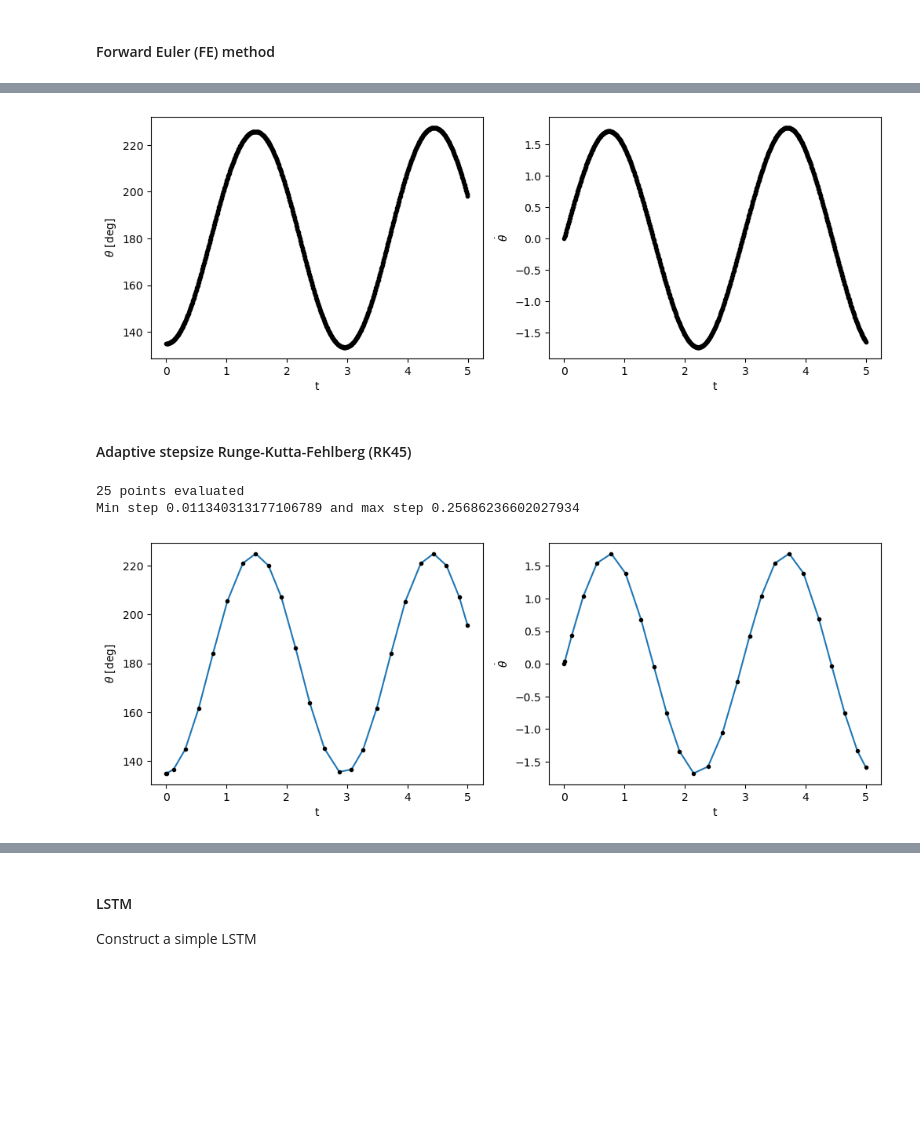
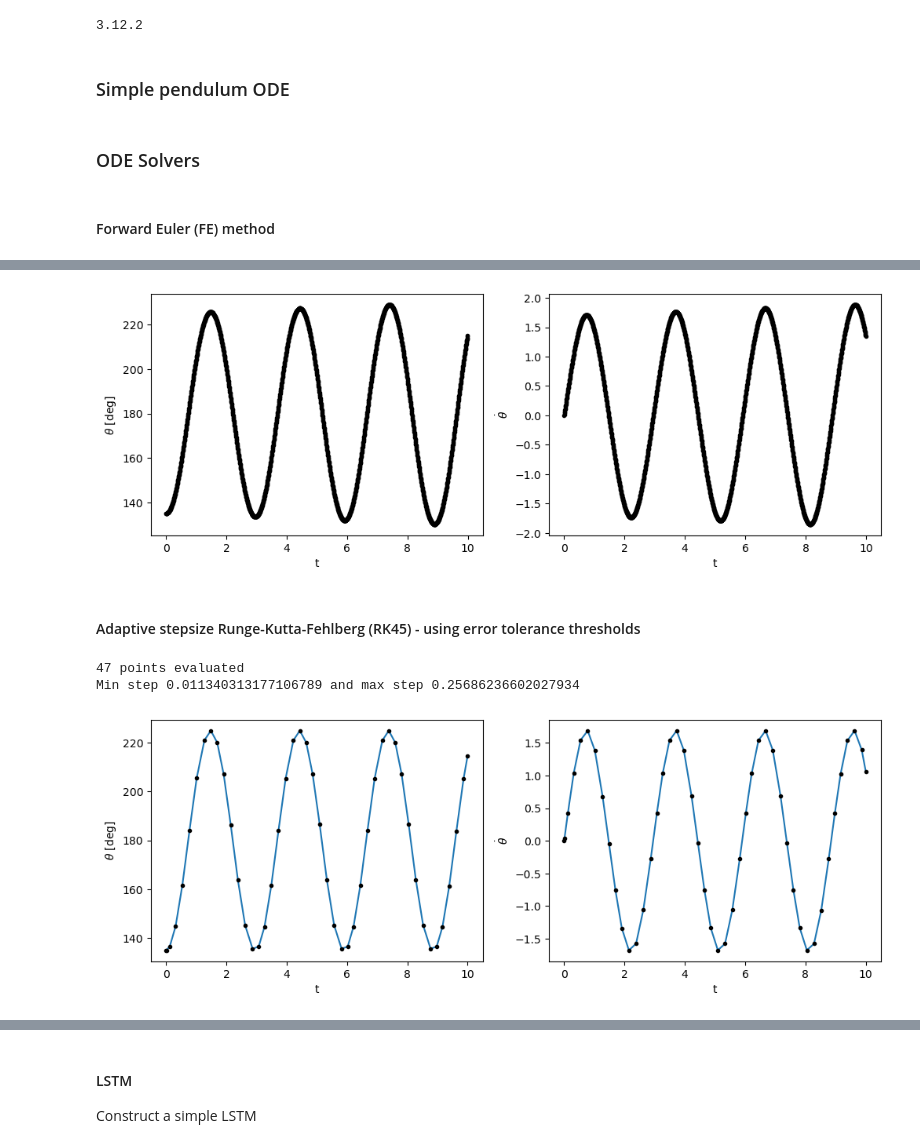
Before and after one commit to kamarain/course_examples, a Jupyter notebook: neural_ODEs.ipynb, the cells around one changed output, grey strips where cells are left out. Cells and saved outputs as stored; diff of their text form; code cells hidden in the pictures; blank space fills up the shorter version.

```diff
--- a/neural_ODEs.ipynb
+++ b/neural_ODEs.ipynb
@@ -5,3 +16,10 @@
+# %%
+import platform
+print(platform.python_version())
+# %% [output]
+3.12.2
+# %% [markdown]
+### Simple pendulum ODE
 # %%
 def f(t, X):
     g = -9.81
@@ -10,6 +28,8 @@ def f(t, X):
     X_new[0] = X[1]
     X_new[1] = -g/l*np.sin(X[0])
     return X_new
+# %% [markdown]
+### ODE Solvers
 # %% [markdown]
 #### Forward Euler (FE) method
 # %%
@@ -19,28 +39,29 @@ from scipy.integrate import solve_ivp
 
 Delta_t = 0.005
 t_0 = 0.0
-t_n = 5.0
+t_n = 10.0
 t_eval = np.arange(t_0, t_n, Delta_t)
 y0 = [np.pi-np.pi/4, 0] # np.pi is pointing downwards and leads to no dynamic behavior, initial angular velocity is zero
 
-sol.t = t_eval
-sol.y = np.empty((sol.t.shape[0],2))
-sol.y[0,:] = y0
+# Name similar to ODE solver that returns class with sol.t and sol.y
+sol_t = t_eval
+sol_y = np.empty((sol_t.shape[0],2))
+sol_y[0,:] = y0
 
-for n in range(0,len(sol.t)-1):
-    sol.y[n+1,:] = sol.y[n,:]+Delta_t*f(sol.t[n], sol.y[n,:])
+for n in range(0,len(sol_t)-1):
+    sol_y[n+1,:] = sol_y[n,:]+Delta_t*f(sol_t[n], sol_y[n,:])
 
-print(f'{len(sol.t)} points evaluated')
-print(f'Min step {np.min(sol.t[1:]-sol.t[0:-1])} and max step {np.max(sol.t[1:]-sol.t[0:-1])}')
+print(f'{len(sol_t)} points evaluated')
+print(f'Min step {np.min(sol_t[1:]-sol_t[0:-1])} and max step {np.max(sol_t[1:]-sol_t[0:-1])}')
 plt.figure(figsize = (12, 4))
 plt.subplot(121)
-plt.plot(sol.t, sol.y[:,0]*180/np.pi)
-plt.plot(sol.t, sol.y[:,0]*180/np.pi,'k.')
+plt.plot(sol_t, sol_y[:,0]*180/np.pi)
+plt.plot(sol_t, sol_y[:,0]*180/np.pi,'k.')
 plt.xlabel('t')
 plt.ylabel(r'$\theta$ [deg]')
 plt.subplot(122)
-plt.plot(sol.t, sol.y[:,1])
-plt.plot(sol.t, sol.y[:,1],'k.')
+plt.plot(sol_t, sol_y[:,1])
+plt.plot(sol_t, sol_y[:,1],'k.')
 plt.xlabel('t')
 plt.ylabel(r'$\dot\theta$')
 plt.tight_layout
@@ -52,6 +73,6 @@ Min step 0.004999999999999893 and max step 0.005000000000000782
-[figure, old version]
+[figure, new version]
 # %% [markdown]
-#### Adaptive stepsize Runge-Kutta-Fehlberg (RK45)
+#### Adaptive stepsize Runge-Kutta-Fehlberg (RK45) - using error tolerance thresholds
 # %%
 sol = solve_ivp(f, [t_0, t_n], y0, method = 'RK45', rtol=0.000025, atol=0.000001) #t_eval=np.arange(0, 10, 0.01))
 
@@ -72,6 +93,6 @@ plt.tight_layout
 plt.savefig('ode_pendulum_rk45.png')
 plt.show()
 # %% [output]
-25 points evaluated
+47 points evaluated
 Min step 0.011340313177106789 and max step 0.25686236602027934
-[figure, old version]
+[figure, new version]
```
Also changed, not shown: parts of 82 cells of this notebook.
